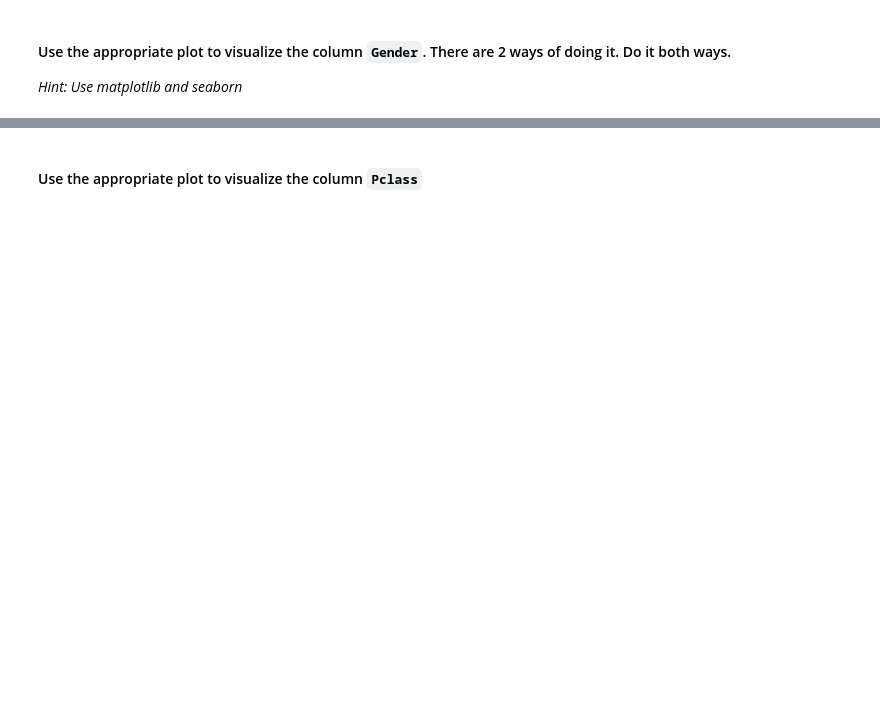
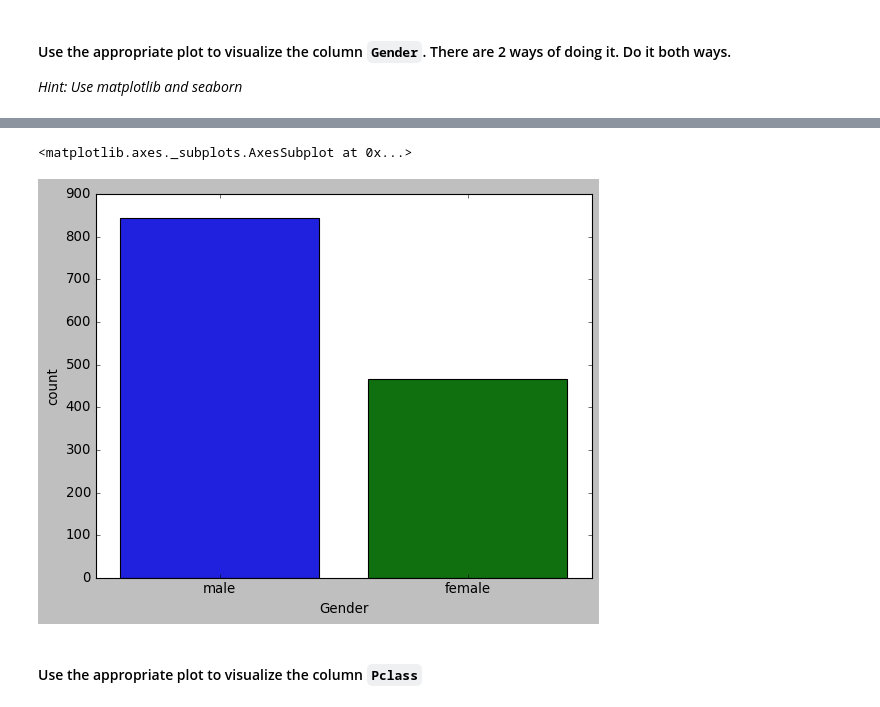
Before and after one commit to Albrodmar/dataptmad1019, a Jupyter notebook: module-2/lab-matplotlib-seaborn/your-code/challenge-3.ipynb, the cells around one changed output, grey strips where cells are left out. Saved outputs shown, nothing was run; the diff lists cells and outputs as text; code cells hidden in the pictures; blank space fills up the shorter version.

```diff
--- a/module-2/lab-matplotlib-seaborn/your-code/challenge-3.ipynb
+++ b/module-2/lab-matplotlib-seaborn/your-code/challenge-3.ipynb
@@ -124,2 +137,6 @@ plt.show()
 # %%
-# your code here- 1st way
+# your code here- 2nd way
+sns.countplot(titanic['Gender'])
+# %% [output]
+<matplotlib.axes._subplots.AxesSubplot at 0x...>
+[figure, added]
```
Also changed, not shown: parts of 9 cells of this notebook.
